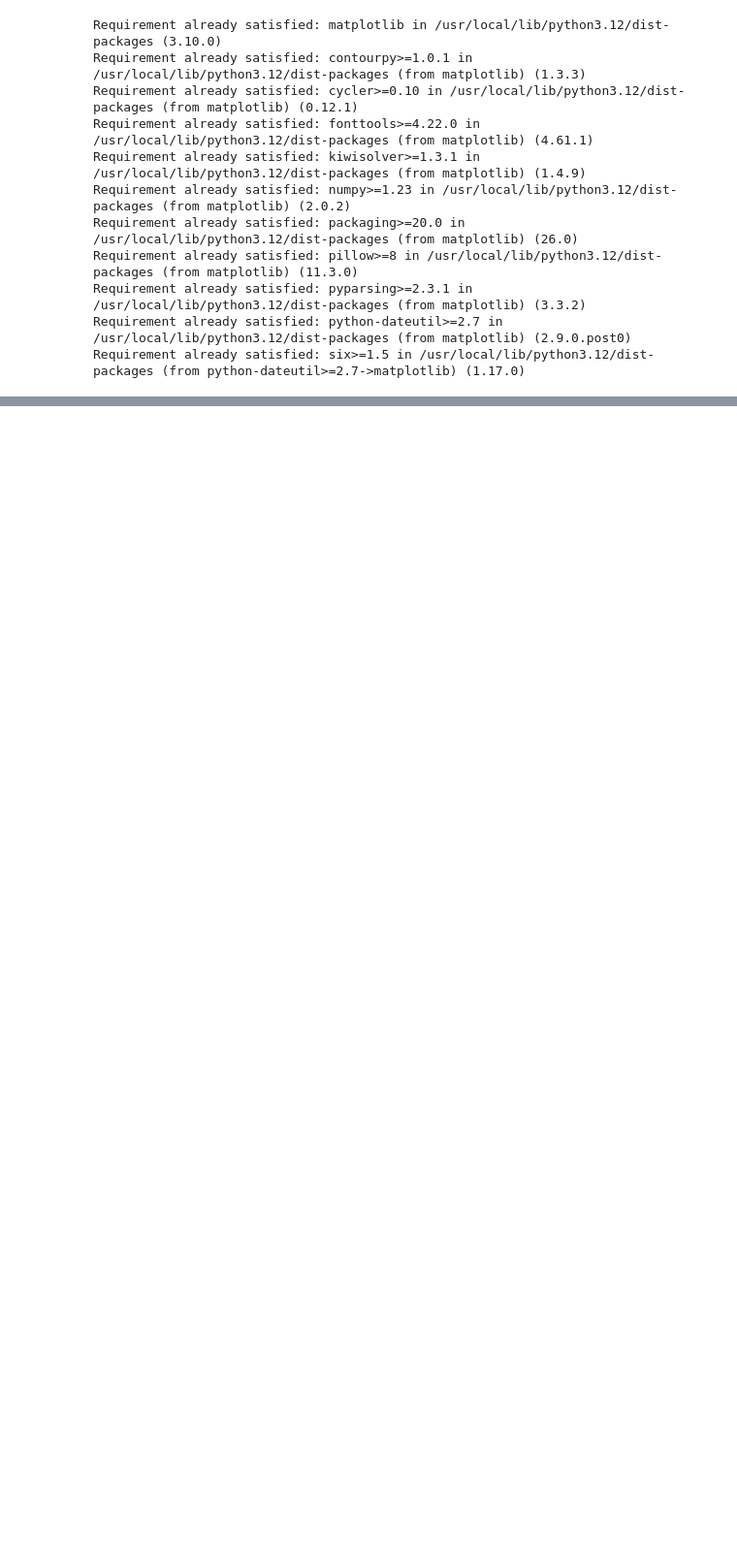
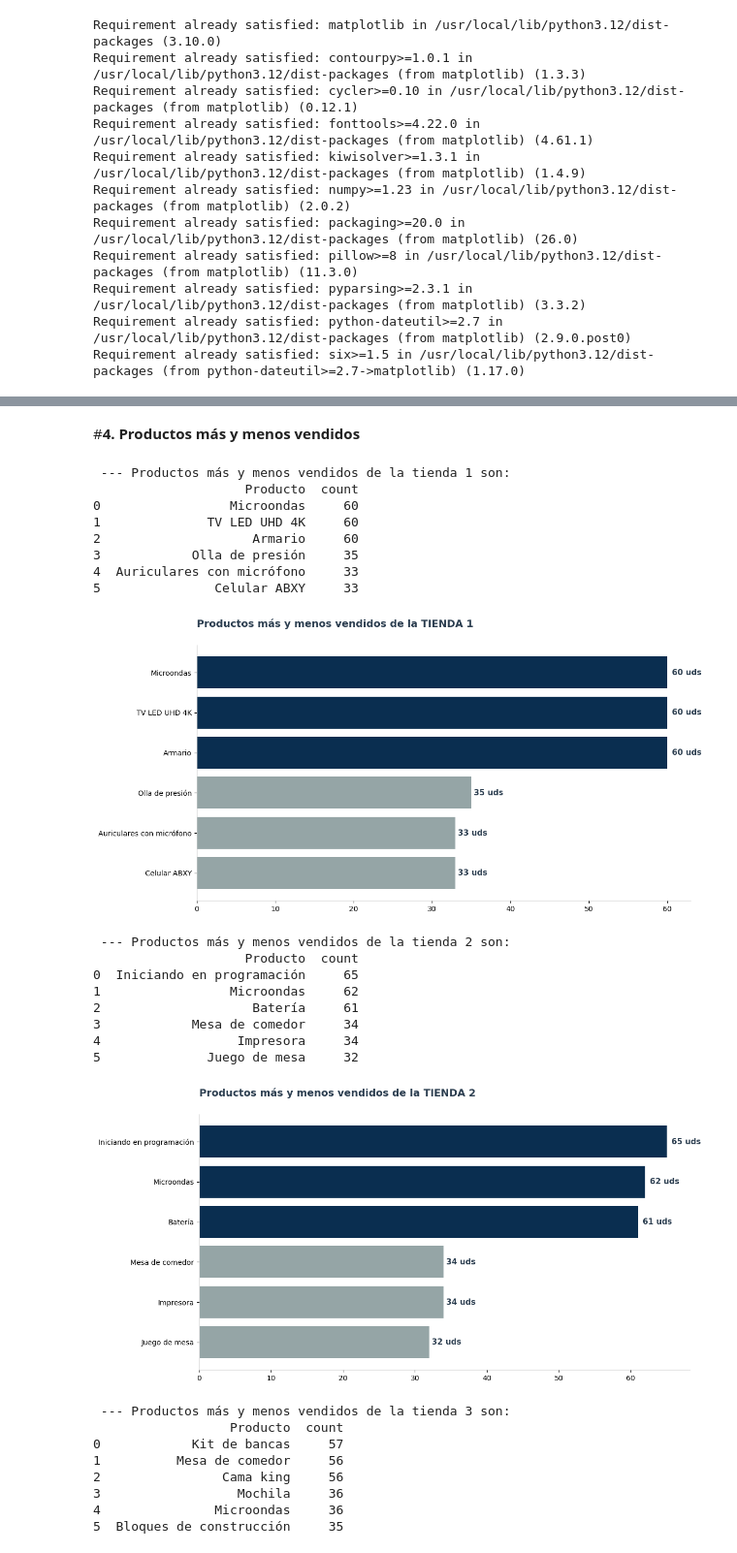
Before and after one commit to jossxopa/store_ds, a Jupyter notebook: Copia_di_Store_challenge.ipynb, the cells around one changed output, grey strips where cells are left out. Shown at 97% size. Drawn from its saved outputs; the diff is of its cells as text; code cells hidden in the pictures; blank space fills up the shorter version.

```diff
--- a/Copia_di_Store_challenge.ipynb
+++ b/Copia_di_Store_challenge.ipynb
@@ -176,0 +186,64 @@ from matplotlib import pyplot as plt
+# %% [markdown]
+#**4. Productos más y menos vendidos**
+# %%
+maximo_y_minimo = {
+    "tienda 1": pd.concat([tienda['Producto'].value_counts().head(3), tienda['Producto'].value_counts().tail(3)]).reset_index(),
+    "tienda 2": pd.concat([tienda2['Producto'].value_counts().head(3), tienda2['Producto'].value_counts().tail(3)]).reset_index(),
+    "tienda 3": pd.concat([tienda3['Producto'].value_counts().head(3), tienda3['Producto'].value_counts().tail(3)]).reset_index(),
+    "tienda 4": pd.concat([tienda4['Producto'].value_counts().head(3), tienda4['Producto'].value_counts().tail(3)]).reset_index()
+}
+
+color_grafico = ['#0A2E50', '#0A2E50', '#0A2E50', '#95A5A6', '#95A5A6', '#95A5A6']
+
+for titulo_tienda, tabla in maximo_y_minimo.items():
+  print(f'\n --- Productos más y menos vendidos de la {titulo_tienda} son:  ')
+  print(f'{tabla}')
+
+  #Gráfico
+  plt.figure(figsize=(12, 6))
+  barras = plt.barh(tabla.iloc[:, 0], tabla.iloc[:, 1], color=color_grafico)
+  plt.title(f"Productos más y menos vendidos de la {titulo_tienda.upper()}",
+              fontsize=14, fontweight='bold', pad=25, color='#2C3E50', loc='left')
+
+  for barra in barras:
+    ancho = barra.get_width()
+    plt.text(ancho + (ancho * 0.01),
+             barra.get_y() + barra.get_height()/2,
+             f'{int(ancho)} uds',
+             va='center', fontsize=11, fontweight='bold', color='#2C3E50')
+  ax = plt.gca()
+  ax.invert_yaxis()
+  ax.spines['top'].set_visible(False)
+  ax.spines['right'].set_visible(False)
+  ax.spines['bottom'].set_color('#CCCCCC')
+  ax.spines['left'].set_color('#CCCCCC')
+
+  plt.tight_layout()
+  plt.show()
+# %% [output]
+ --- Productos más y menos vendidos de la tienda 1 son:
+                    Producto  count
+0                 Microondas     60
+1              TV LED UHD 4K     60
+2                    Armario     60
+3            Olla de presión     35
+4  Auriculares con micrófono     33
+5               Celular ABXY     33
+[figure, added]
+ --- Productos más y menos vendidos de la tienda 2 son:
+                    Producto  count
+0  Iniciando en programación     65
+1                 Microondas     62
+2                    Batería     61
+3            Mesa de comedor     34
+4                  Impresora     34
+5              Juego de mesa     32
+[figure, added]
+ --- Productos más y menos vendidos de la tienda 3 son:
+                  Producto  count
+0            Kit de bancas     57
+1          Mesa de comedor     56
+2                Cama king     56
+3                  Mochila     36
+4               Microondas     36
+5  Bloques de construcción     35
```
Also changed, not shown: parts of 23 cells of this notebook.
